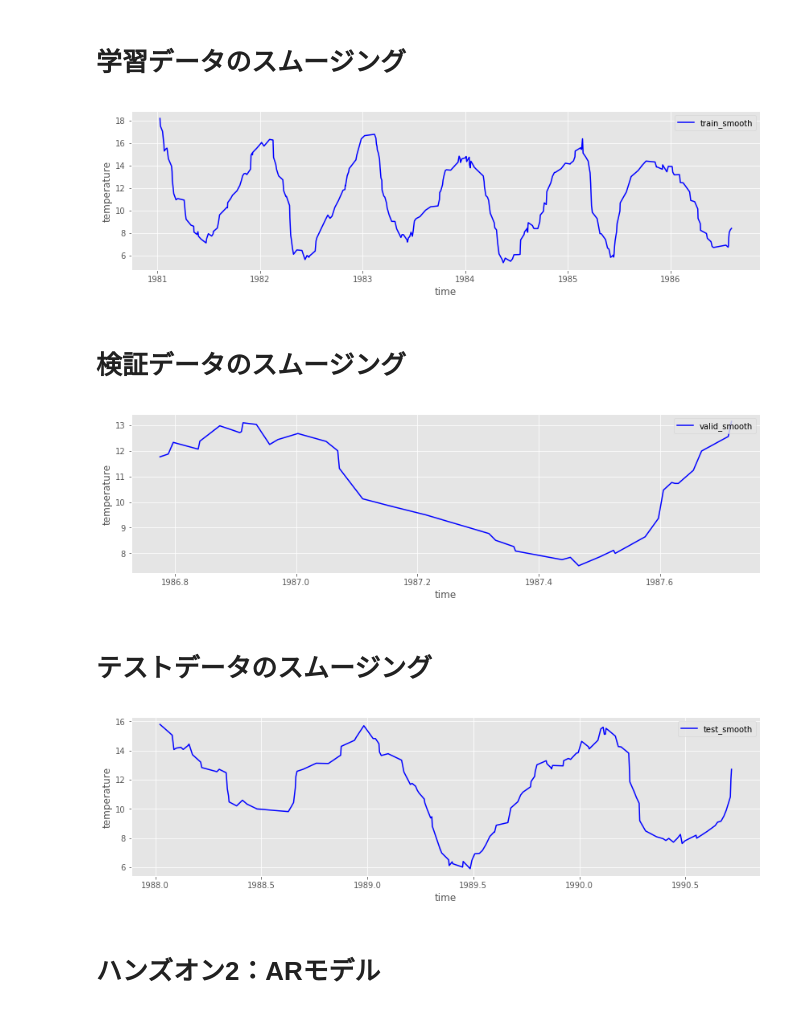
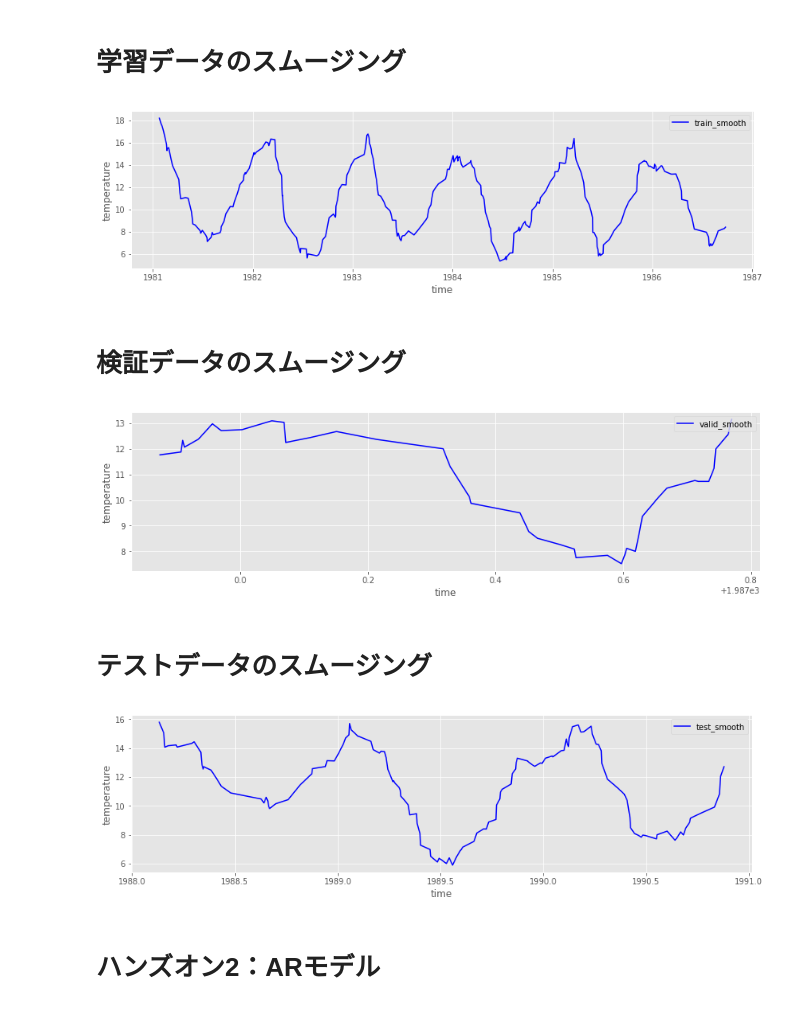
Before and after one commit to SnowMasaya/time_series_anomaly_detect_hands_on, a Jupyter notebook: time_series_anomaly_detect.ipynb, the cells around one changed output. Cells and saved outputs as stored; diff of their text form; code cells hidden in the pictures.

Commit message:
Upate smooth day

```diff
--- a/time_series_anomaly_detect.ipynb
+++ b/time_series_anomaly_detect.ipynb
@@ -113,30 +113,31 @@ def smooth(x, window_len=11):
 # %% [markdown]
 # 学習データのスムージング
 # %%
+half_window = 5
 X_smooth_train = smooth(X_train)
-X_train_day_smooth = X_train_day[:X_smooth_train.shape[0]]
+X_train_day_smooth = X_train_day[half_window:-half_window]
 
 show_graph(X_train_day_smooth, X_smooth_train, 'train_smooth')
 # %% [output]
-[figure, old version]
+[figure, new version]
 # %% [markdown]
 # 検証データのスムージング
 # %%
 X_smooth_valid = smooth(X_valid)
-X_valid_day_smooth = X_valid_day[:X_smooth_valid.shape[0]]
+X_valid_day_smooth = X_valid_day[half_window:-half_window]
 
 show_graph(X_valid_day_smooth, X_smooth_valid, 'valid_smooth')
 # %% [output]
-[figure, old version]
+[figure, new version]
 # %% [markdown]
 # テストデータのスムージング
 # %%
 X_smooth_test = smooth(X_test)
-X_test_day_smooth = X_test_day[:X_smooth_test.shape[0]]
+X_test_day_smooth = X_test_day[half_window:-half_window]
 
 show_graph(X_test_day_smooth, X_smooth_test, 'test_smooth')
 # %% [output]
-[figure, old version]
+[figure, new version]
 # %% [markdown]
 # ハンズオン2：ARモデル
 # %% [markdown]
```
Also changed, not shown: parts of 17 cells of this notebook.
